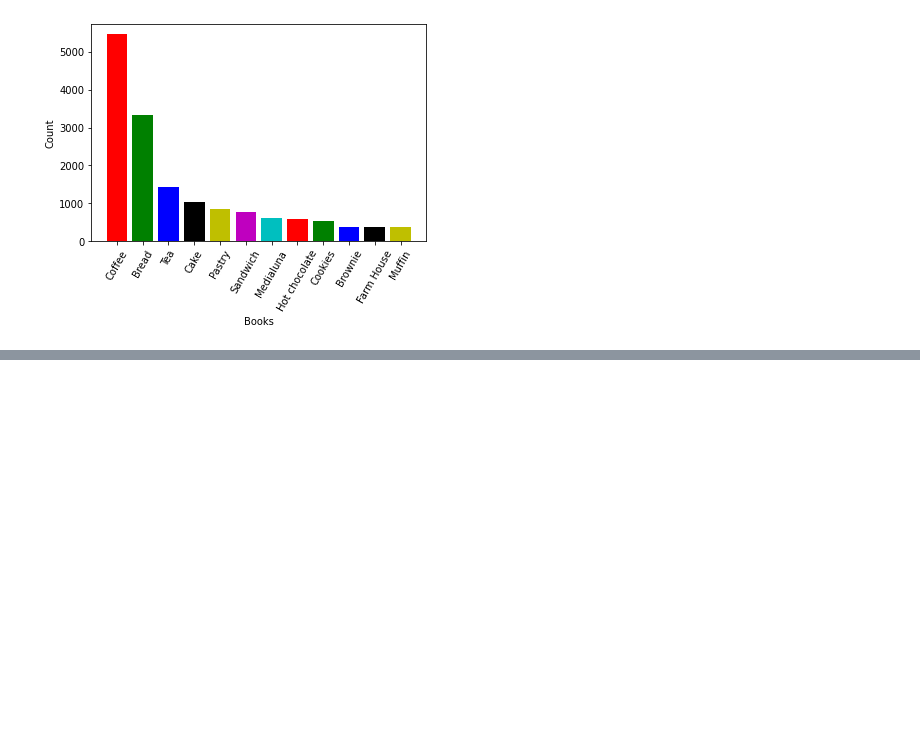
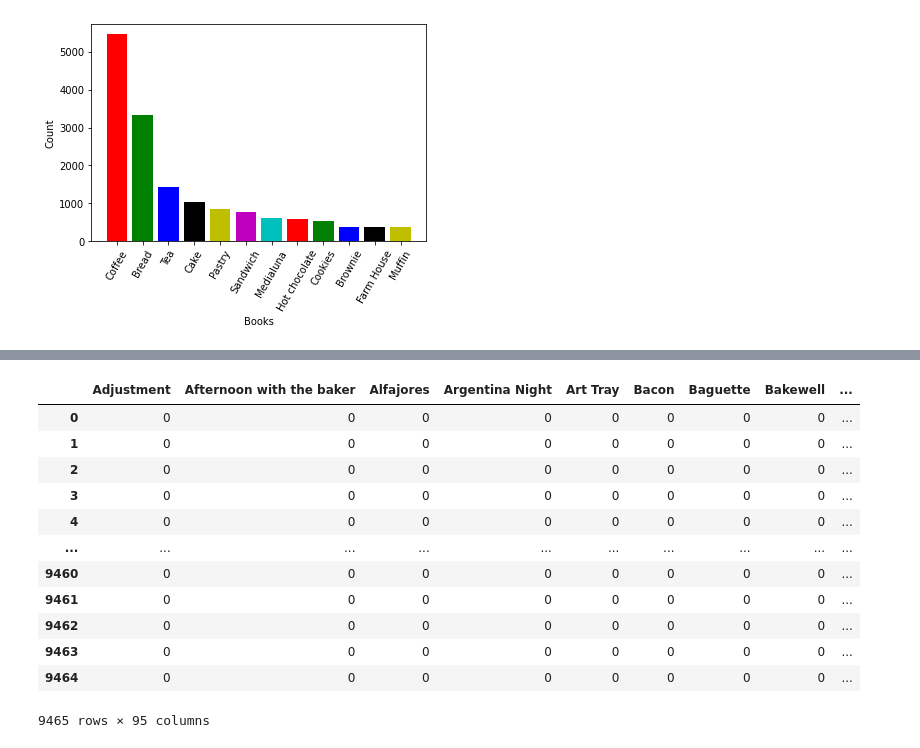
Before and after one commit to Blutronics/BakeryAssociationRule, a Jupyter notebook: bakery.ipynb, the cells around one changed output, grey strips where cells are left out. Saved outputs shown, nothing was run; the diff lists cells and outputs as text; code cells hidden in the pictures; blank space fills up the shorter version.

```diff
--- a/bakery.ipynb
+++ b/bakery.ipynb
@@ -165,0 +170,4 @@ rules.sort_values('lift',ascending=False).head(10)
+# %%
+
+new_df=df[['TransactionNo','Daypart', 'DayType']]
+new_df
@@ -165,0 +188,3 @@ rules.sort_values('lift',ascending=False).head(10)
+# %%
+new_df['PartType']=new_df['Daypart']+ ' ' + new_df['DayType']
+new_df.head()
@@ -165,0 +209,3 @@ rules.sort_values('lift',ascending=False).head(10)
+# %%
+df_drop = new_df.drop_duplicates()
+df_drop
@@ -165,0 +230,19 @@ rules.sort_values('lift',ascending=False).head(10)
+# %%
+df_drop = df_drop.reset_index(drop=True)
+# %%
+X['PartType']=df_drop.PartType
+X
+# %% [output]
+|  | Adjustment | Afternoon with the baker | Alfajores | Argentina Night | Art Tray | Bacon | Baguette | Bakewell | ... |
+| 0 | 0 | 0 | 0 | 0 | 0 | 0 | 0 | 0 | ... |
+| 1 | 0 | 0 | 0 | 0 | 0 | 0 | 0 | 0 | ... |
+| 2 | 0 | 0 | 0 | 0 | 0 | 0 | 0 | 0 | ... |
+| 3 | 0 | 0 | 0 | 0 | 0 | 0 | 0 | 0 | ... |
+| 4 | 0 | 0 | 0 | 0 | 0 | 0 | 0 | 0 | ... |
+| ... | ... | ... | ... | ... | ... | ... | ... | ... | ... |
+| 9460 | 0 | 0 | 0 | 0 | 0 | 0 | 0 | 0 | ... |
+| 9461 | 0 | 0 | 0 | 0 | 0 | 0 | 0 | 0 | ... |
+| 9462 | 0 | 0 | 0 | 0 | 0 | 0 | 0 | 0 | ... |
+| 9463 | 0 | 0 | 0 | 0 | 0 | 0 | 0 | 0 | ... |
+| 9464 | 0 | 0 | 0 | 0 | 0 | 0 | 0 | 0 | ... |
+9465 rows × 95 columns
```
Also changed, not shown: parts of 10 cells of this notebook.
